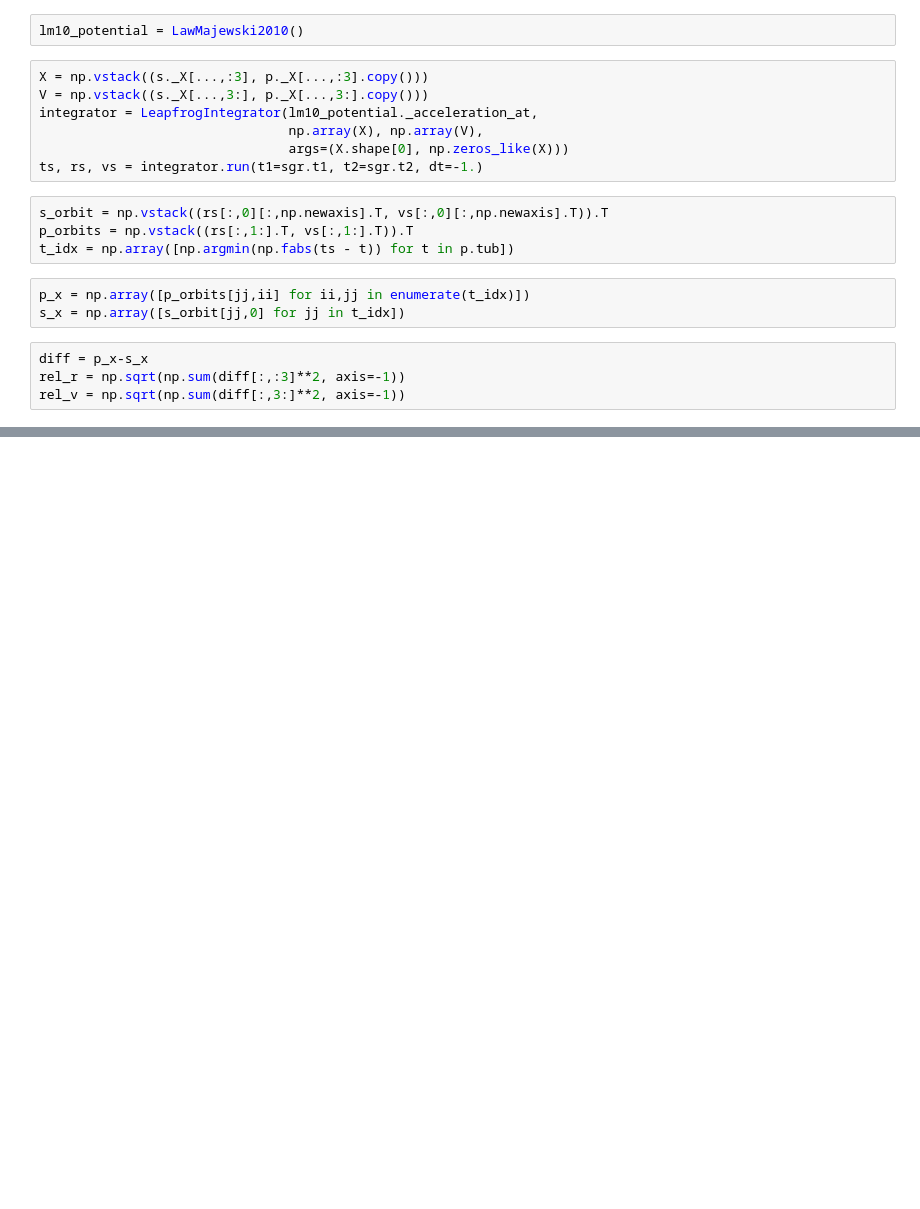
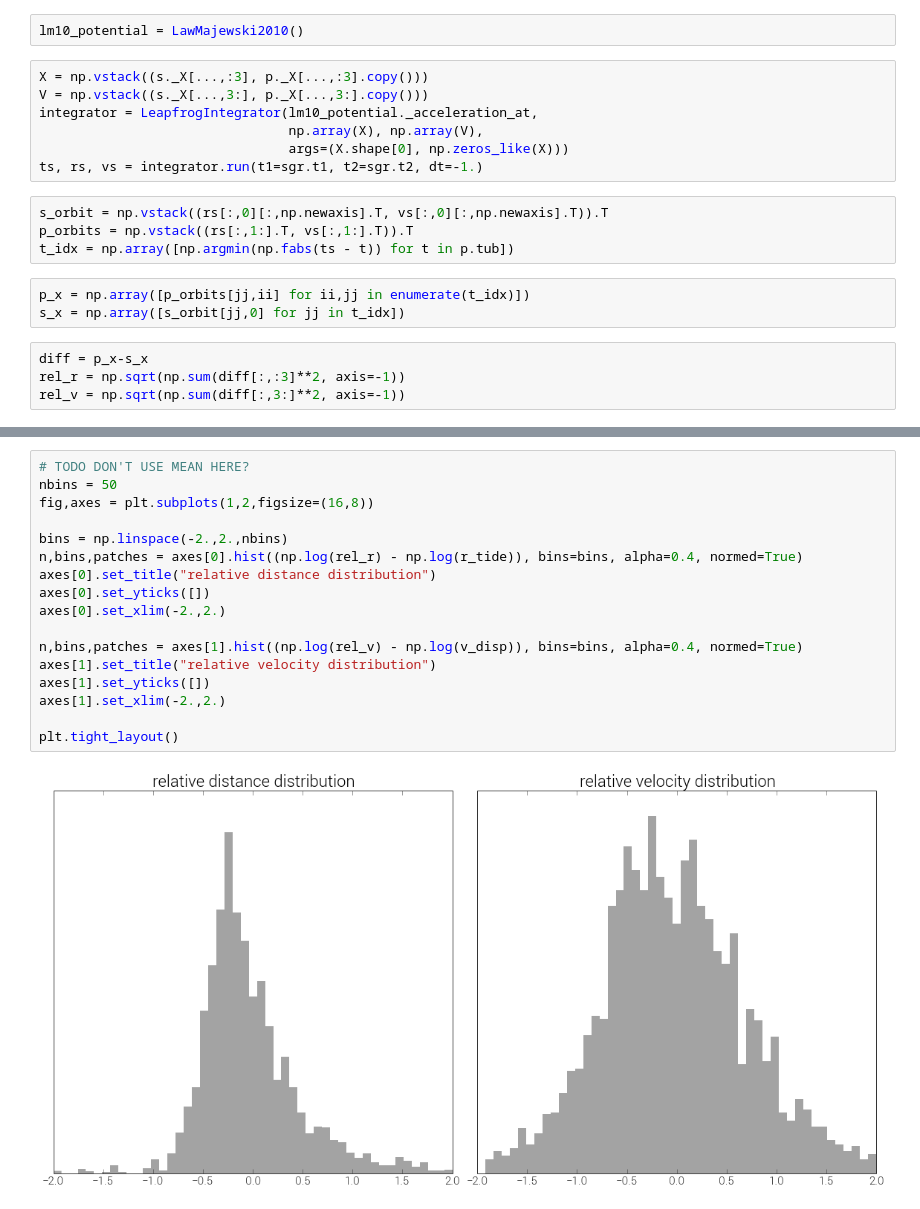
Before and after one commit to adrn/streams, a Jupyter notebook: text/notebooks/Gaussian ring.ipynb, the cells around one changed output, grey strips where cells are left out. Saved outputs shown, nothing was run; the diff lists cells and outputs as text; blank space fills up the shorter version.

```diff
--- a/text/notebooks/Gaussian ring.ipynb
+++ b/text/notebooks/Gaussian ring.ipynb
@@ -153,0 +158,19 @@ xlabel(r"$V_{i,sat}$")
+# %%
+# TODO DON'T USE MEAN HERE?
+nbins = 50
+fig,axes = plt.subplots(1,2,figsize=(16,8))
+
+bins = np.linspace(-2.,2.,nbins)
+n,bins,patches = axes[0].hist((np.log(rel_r) - np.log(r_tide)), bins=bins, alpha=0.4, normed=True)
+axes[0].set_title("relative distance distribution")
+axes[0].set_yticks([])
+axes[0].set_xlim(-2.,2.)
+
+n,bins,patches = axes[1].hist((np.log(rel_v) - np.log(v_disp)), bins=bins, alpha=0.4, normed=True)
+axes[1].set_title("relative velocity distribution")
+axes[1].set_yticks([])
+axes[1].set_xlim(-2.,2.)
+
+plt.tight_layout()
+# %% [output]
+[figure, added]
```
Also changed, not shown: parts of 25 cells of this notebook, 1 other file.
